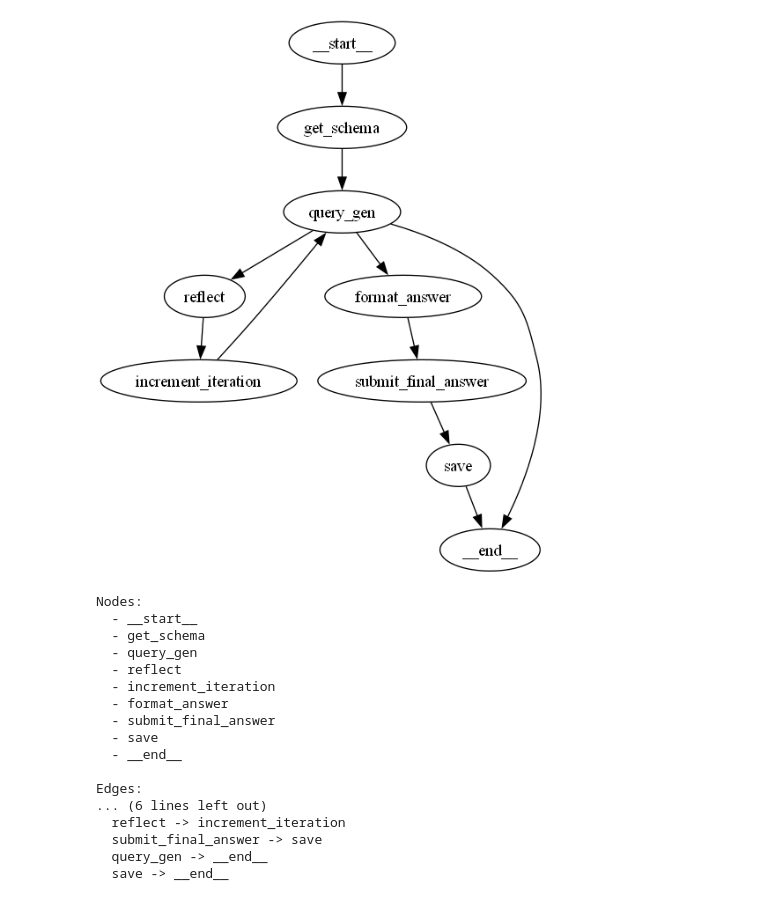
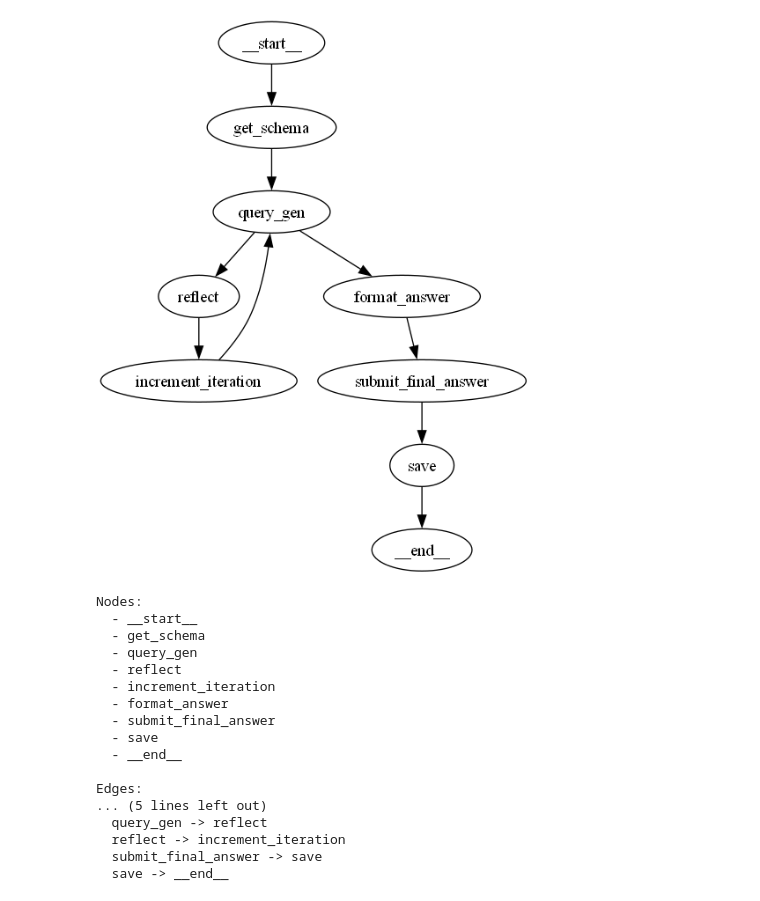
Before and after one commit to michaelmiscanuk/czsu-multi-agent-text-to-sql, a Jupyter notebook: visualize_graph.ipynb, the cells around one changed output. Cells and saved outputs as stored; diff of their text form; code cells hidden in the pictures.

Commit message:
14b fix to visually remove edge from query_gen to end (implicit edge) - wasnt able to find why.

```diff
--- a/visualize_graph.ipynb
+++ b/visualize_graph.ipynb
@@ -1,23 +1,24 @@
 # %%
 # Import and display graph
 from IPython.display import Image, display
 import graphviz
 from my_agent import create_graph
 
 # Create graph instance
 app = create_graph()
 
 # Convert to graphviz
 dot = graphviz.Digraph()
 for node in app.get_graph().nodes:
     dot.node(str(node))
 for edge in app.get_graph().edges:
-    dot.edge(str(edge[0]), str(edge[1]))
+    if not (edge[0] == "query_gen" and edge[1] == "__end__"):
+        dot.edge(str(edge[0]), str(edge[1]))
 
 # Display
 display(Image(dot.pipe(format='png')))
 # %% [output]
-[figure, old version]
+[figure, new version]
 # %%
 from my_agent import create_graph
 
@@ -38,7 +39,8 @@ def visualize_graph_text():
     # Print edges
     print("\nEdges:")
     for edge in edges:
-        print(f"  {edge[0]} -> {edge[1]}")
+        if not (edge[0] == "query_gen" and edge[1] == "__end__"):
+            print(f"  {edge[0]} -> {edge[1]}")
 
 if __name__ == "__main__":
     visualize_graph_text()
@@ -55,8 +57,8 @@ Nodes:
   - __end__
 
 Edges:
-... (6 lines left out)
+... (5 lines left out)
+  query_gen -> reflect
   reflect -> increment_iteration
   submit_final_answer -> save
-  query_gen -> __end__
   save -> __end__
```
Also changed, not shown: 4 other files.
